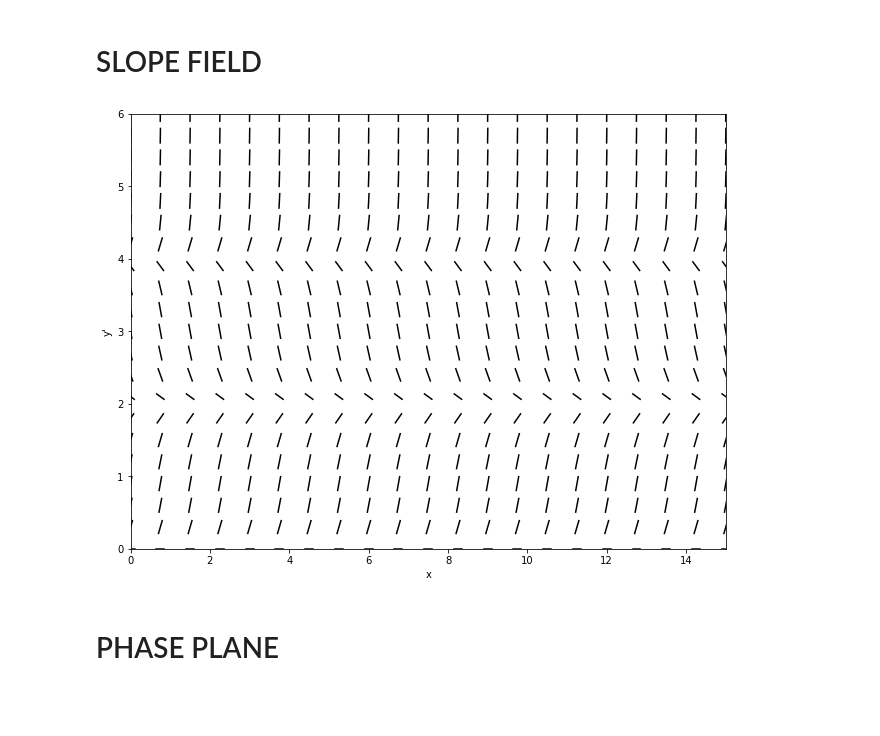
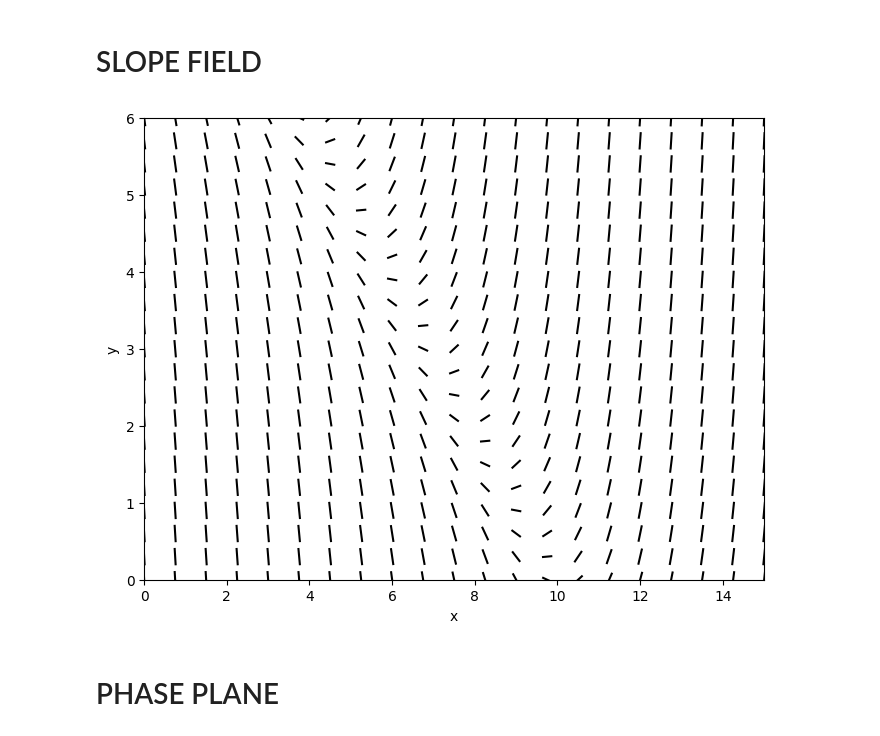
Before and after one commit to jasonhadinata/differential_equations_tools, a Jupyter notebook: Intro_to_DE_Tools.ipynb, the cells around one changed output. Cells and saved outputs as stored; diff of their text form; code cells hidden in the pictures; blank space fills up the shorter version.

```diff
--- a/Intro_to_DE_Tools.ipynb
+++ b/Intro_to_DE_Tools.ipynb
@@ -17,72 +18,70 @@ init_printing()
 # %% [markdown]
 # SLOPE FIELD
 # %%
-VIEWPORT_SF = (0,15),(0,6)
+viewport_sf = (0,15),(0,6)
 
-def f(x,y):
-  return y*(y-2)*(y-4)
+def fprime(x,y):
+  return x+y-10
 # %%
 #@title  { run: "auto", vertical-output: true, display-mode: "form" }
+figure_height = 6 #@param {type:"slider", min:6, max:12, step:0.5}
 ratio = 0 #@param {type:"number"}
 
-DENSITY = 20
-LENGTH = 1/1.5
+density = 20
+length = 1/1.5
 
-X_VAR, Y_VAR = "x", "y"
-NUMBER_OF_VERTICES = 20
+var_x, var_y = "x", "y"
+number_of_vertices = 20
 
 # Setting viewport
-INIT_X = VIEWPORT_SF[0][0]
-END_X = VIEWPORT_SF[0][1]
-INIT_Y = VIEWPORT_SF[1][0]
+init_x = viewport_sf[0][0]
+end_x = viewport_sf[0][1]
+init_y = viewport_sf[1][0]
 
-X_LENGTH = END_X - INIT_X
+length_x = end_x - init_x
 if isinstance(ratio, float):
-  END_Y = INIT_Y + ratio * X_LENGTH
+  end_y = init_y + ratio * length_x
 else:
-  END_Y = VIEWPORT_SF[1][1]
+  end_y = viewport_sf[1][1]
 
-Y_LENGTH = END_Y - INIT_Y
+length_y = end_y - init_y
 
-SCALAR = LENGTH * np.minimum(X_LENGTH, Y_LENGTH)/NUMBER_OF_VERTICES
+scalar = length * np.minimum(length_x, length_y)/number_of_vertices
 
 # Function to rotate 'stick' lying on the x-axis
 def rotate(theta):
   return (np.matrix([[np.cos(theta), -np.sin(theta)],
                      [np.sin(theta), np.cos(theta)]]) *
           np.matrix([[0.5,-0.5],
                      [0.0, 0.0]]))
 
-if Y_LENGTH/X_LENGTH < 1/2:
-  plt.rcParams["figure.figsize"] = (4/3 * 8,8)
-elif Y_LENGTH/X_LENGTH <= 1:
-  plt.rcParams["figure.figsize"] = (8 * X_LENGTH/Y_LENGTH,8)
+if length_y/length_x < 1/2:
+  plt.rcParams["figure.figsize"] = (4/3 * figure_height,figure_height)
+elif length_y/length_x <= 1:
+  plt.rcParams["figure.figsize"] = (figure_height * length_x/length_y,figure_height)
 else:
-  plt.rcParams["figure.figsize"] = (4/3 * 8,8)
+  plt.rcParams["figure.figsize"] = (4/3 * figure_height,figure_height)
 
-plt.xlim([INIT_X,END_X])
-plt.ylim([INIT_Y,END_Y])
+plt.xlim([init_x,end_x])
+plt.ylim([init_y,end_y])
 
-plt.xlabel(X_VAR)
-plt.ylabel(f'{Y_VAR}\'')
+plt.xlabel(f'{var_x}')
+plt.ylabel(f'{var_y}')
 
-for i in np.linspace(INIT_X, END_X, NUMBER_OF_VERTICES+1):
-  for j in np.linspace(INIT_Y, END_Y, NUMBER_OF_VERTICES+1):
-    # Ask for the angle of rotation
-    theta = np.arctan(f(i,j))
-
+for i in np.linspace(init_x, end_x, number_of_vertices+1):
+  for j in np.linspace(init_y, end_y, number_of_vertices+1):
     # Ask for the rotated and scaled 'stick'
-    p = SCALAR * rotate(np.arctan(f(i,j)))
+    p = scalar * rotate(np.arctan(fprime(i,j)))
 
     # Shift the coordinates
     p = p + np.matrix([[i,i],[j,j]])
 
     # Plot the field
     plt.plot(p[0,:].getA1(), p[1,:].getA1(), 'k')
 
 plt.show()
 # %% [output]
-[figure, old version]
+[figure, new version]
 # %% [markdown]
 # PHASE PLANE
 # %%
```
Also changed, not shown: parts of 10 cells of this notebook.
